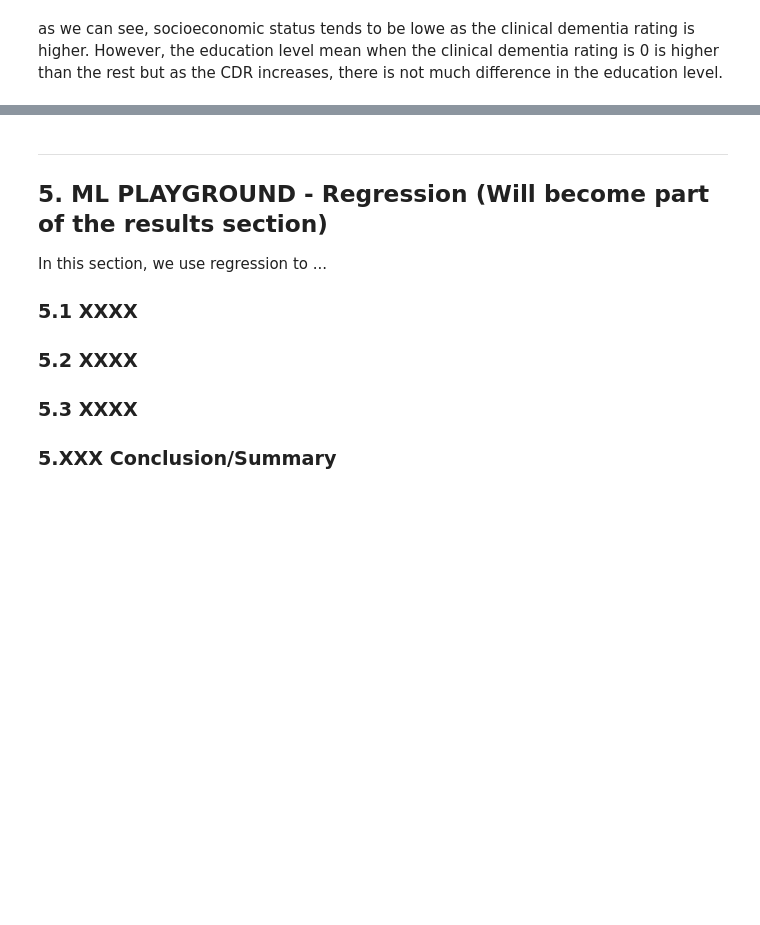
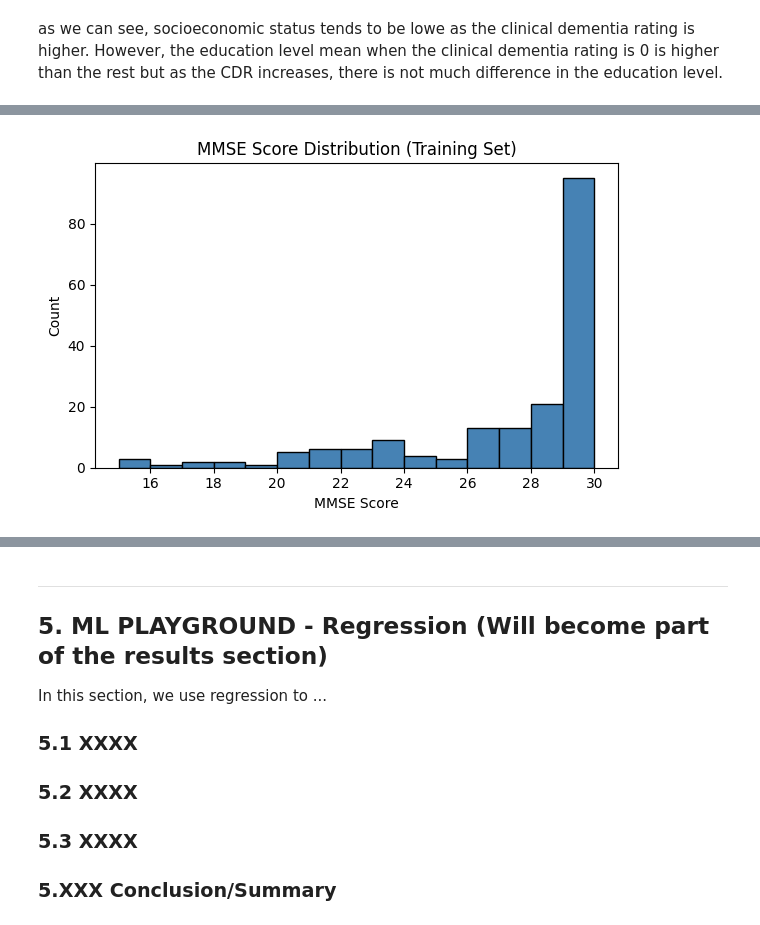
Before and after one commit to Carlos-PC05/FinalProjectCS-362, a Jupyter notebook: FinalReport_SP26_RV_PC_MASTERFILE.ipynb, the cells around one changed output, grey strips where cells are left out. Drawn from its saved outputs; the diff is of its cells as text; code cells hidden in the pictures; blank space fills up the shorter version.

```diff
--- a/FinalReport_SP26_RV_PC_MASTERFILE.ipynb
+++ b/FinalReport_SP26_RV_PC_MASTERFILE.ipynb
@@ -431,7 +431,7 @@ mri_df = mri_df.rename(columns={
     'CDR' : 'clinical_dementia_rating',
     'eTIV' : 'estimated_total_intracranial_volume',
     'nWBV' : 'normalized_whole_brain_volume',
-    'ASF' : 'atlas_scalating_factor',
+    'ASF' : 'atlas_scaling_factor',
     'Delay' : 'delay'
 })
 mri_df
@@ -703,0 +706,12 @@ However, the education level mean when the clinical dementia rating is 0 is high
+# %%
+# Distribution of MMSE in the training set
+plt.figure(figsize=(6, 4))
+
+mmse_counts = mri_train_reg_df['mini_mental_state_examination'].dropna()
+plt.hist(mmse_counts, bins=15, color='steelblue', edgecolor='black')
+plt.title('MMSE Score Distribution (Training Set)')
+plt.xlabel('MMSE Score')
+plt.ylabel('Count')
+plt.tight_layout();
+# %% [output]
+[figure, added]
```
Also changed, not shown: parts of 15 cells of this notebook.
